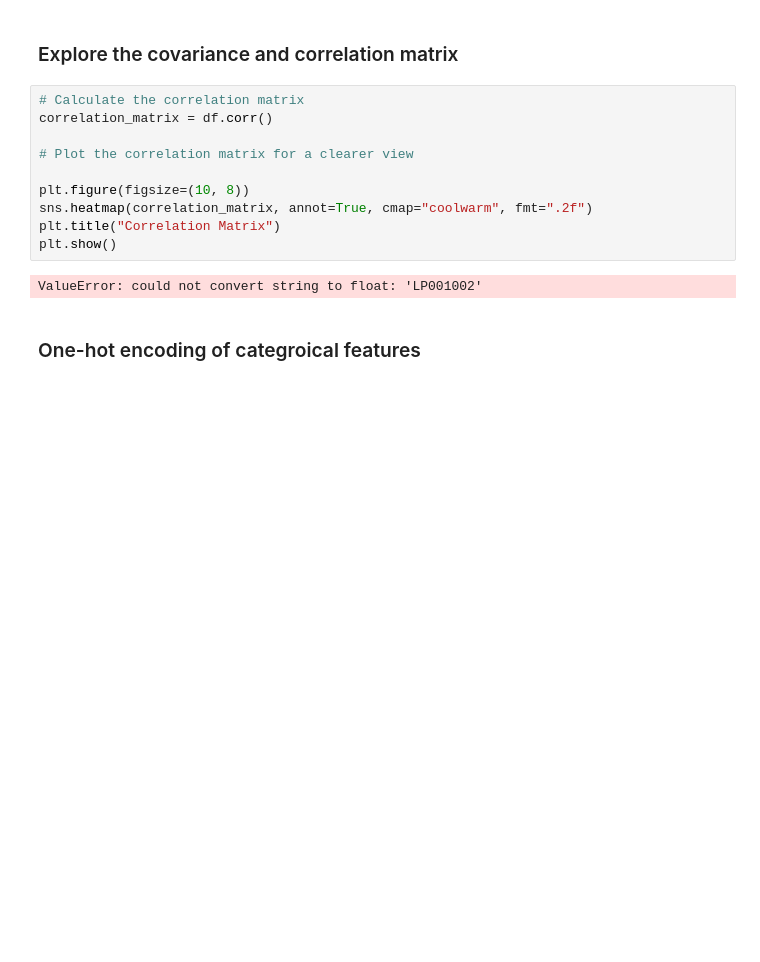
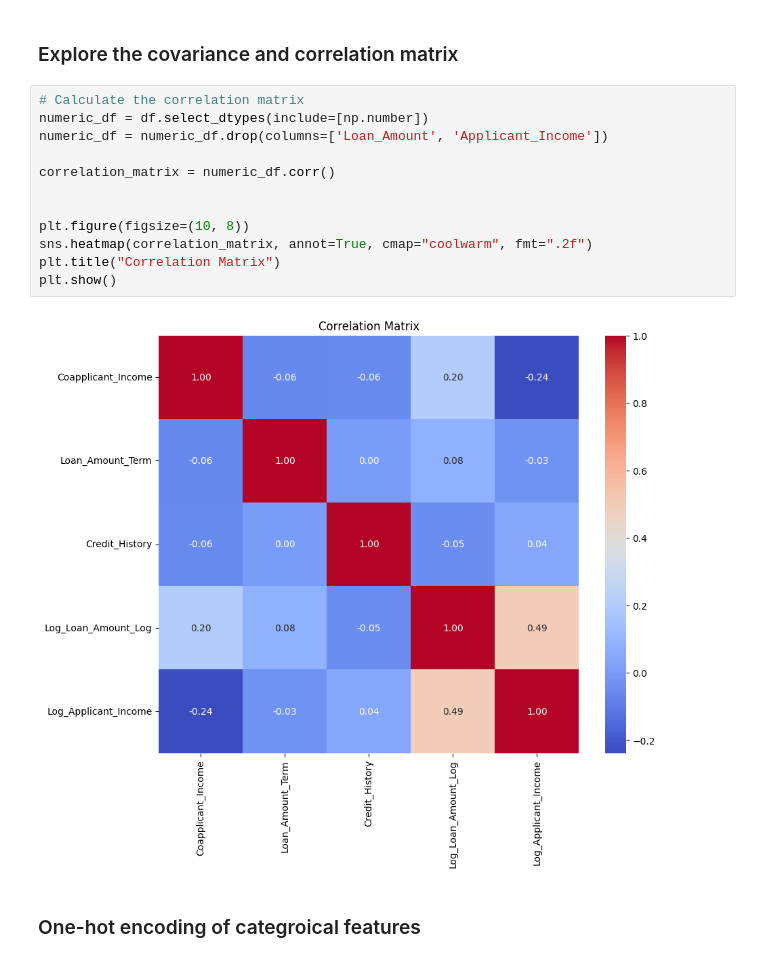
Before and after one commit to JHJORE/data_science_final_project, a Jupyter notebook: data_analsys.ipynb, the cells around one changed output. Cells and saved outputs as stored; diff of their text form; blank space fills up the shorter version.

```diff
--- a/data_analsys.ipynb
+++ b/data_analsys.ipynb
@@ -297,16 +314,18 @@ Explore the covariance and correlation matrix
 <h/3>
 # %%
 # Calculate the correlation matrix
-correlation_matrix = df.corr()
+numeric_df = df.select_dtypes(include=[np.number])
+numeric_df = numeric_df.drop(columns=['Loan_Amount', 'Applicant_Income'])
 
-# Plot the correlation matrix for a clearer view
+correlation_matrix = numeric_df.corr()
+
 
 plt.figure(figsize=(10, 8))
 sns.heatmap(correlation_matrix, annot=True, cmap="coolwarm", fmt=".2f")
 plt.title("Correlation Matrix")
 plt.show()
 # %% [output]
-ValueError: could not convert string to float: 'LP001002'
+[figure, added]
 # %% [markdown]
 <h3>
 One-hot encoding of categroical features
```
Also changed, not shown: parts of 5 cells of this notebook.
